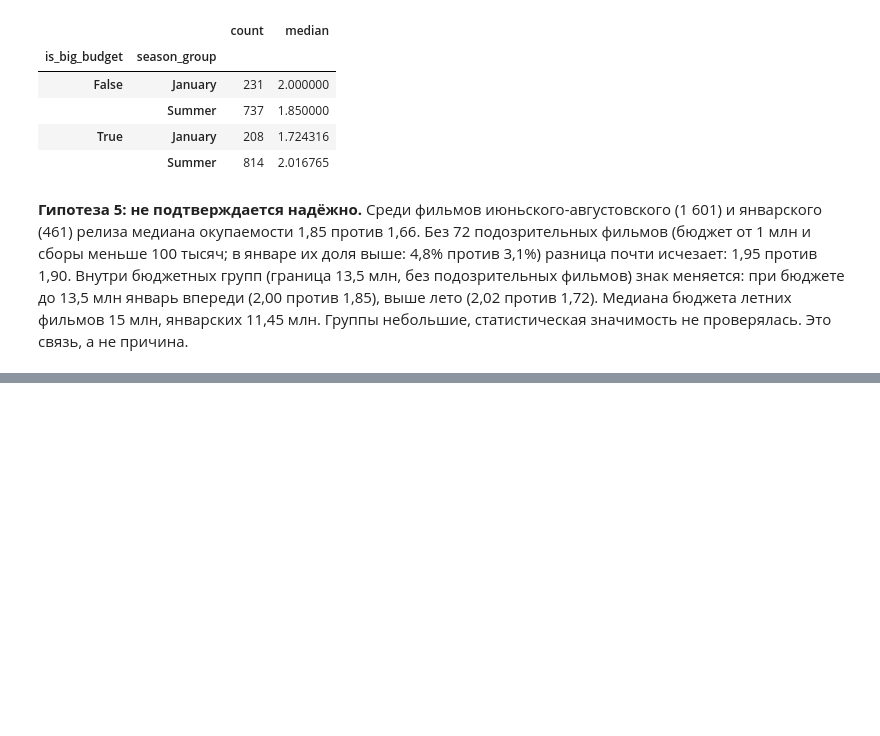
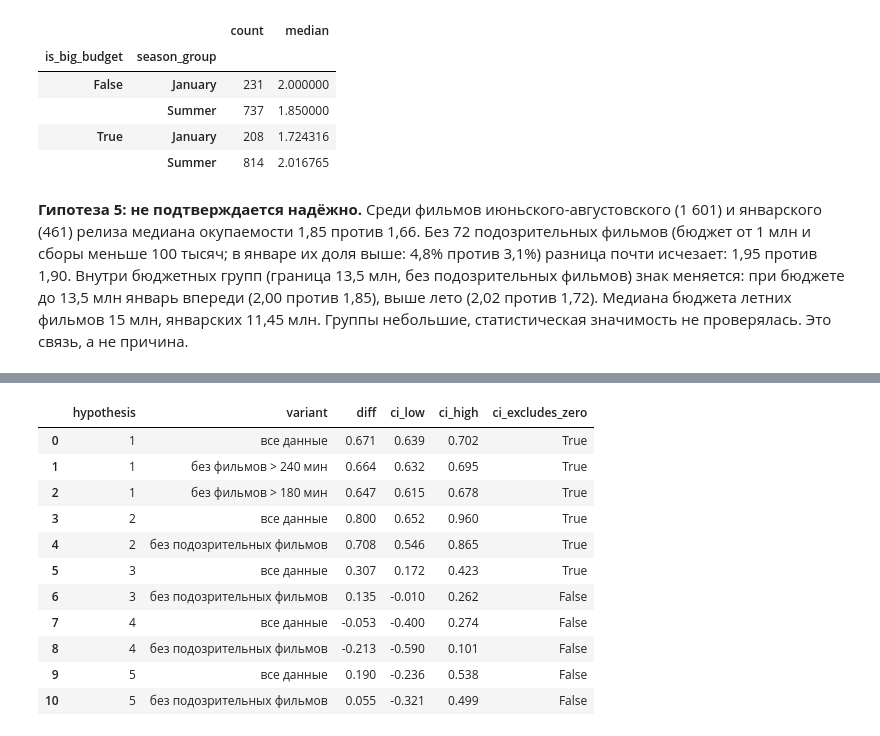
Before and after one commit to ilysma/movie-success-analysis, a Jupyter notebook: 02_analysis.ipynb, the cells around one changed output, grey strips where cells are left out. Cells and saved outputs as stored; diff of their text form; code cells hidden in the pictures; blank space fills up the shorter version.

Commit message:
Add bootstrap significance checks

```diff
--- a/02_analysis.ipynb
+++ b/02_analysis.ipynb
@@ -456,0 +522,51 @@ df_season[~mask_js].groupby(["is_big_budget", "season_group"])["roi"].agg(["coun
+# %%
+## Гипотеза 4: Action vs Horror, все данные
+act = df_ah[df_ah["genre_group"] == "Action"]["roi"]
+hor = df_ah[df_ah["genre_group"] == "Horror"]["roi"]
+res_h4_all = bootstrap_diff(act, hor, np.median)
+# %%
+## Гипотеза 4: без подозрительных фильмов (маска mask_ah построена на df_ah)
+act_c = df_ah[~mask_ah & (df_ah["genre_group"] == "Action")]["roi"]
+hor_c = df_ah[~mask_ah & (df_ah["genre_group"] == "Horror")]["roi"]
+res_h4_clean = bootstrap_diff(act_c, hor_c, np.median)
+# %%
+## Гипотеза 5: Summer vs January, все данные
+summer = df_season[df_season["season_group"] == "Summer"]["roi"]
+jan = df_season[df_season["season_group"] == "January"]["roi"]
+res_h5_all = bootstrap_diff(summer, jan, np.median)
+# %%
+## Гипотеза 5: без подозрительных фильмов
+summer_c = df_season[~mask_js & (df_season["season_group"] == "Summer")]["roi"]
+jan_c = df_season[~mask_js & (df_season["season_group"] == "January")]["roi"]
+res_h5_clean = bootstrap_diff(summer_c, jan_c, np.median)
+# %%
+## Сводная таблица бутстрап-интервалов
+rows = [
+    ("1", "все данные", *res_h1_all),
+    ("1", "без фильмов > 240 мин", *res_h1_240),
+    ("1", "без фильмов > 180 мин", *res_h1_180),
+    ("2", "все данные", *res_h2_cert),
+    ("2", "без подозрительных фильмов", *res_h2_clean),
+    ("3", "все данные", *res_h3_all),
+    ("3", "без подозрительных фильмов", *res_h3_clean),
+    ("4", "все данные", *res_h4_all),
+    ("4", "без подозрительных фильмов", *res_h4_clean),
+    ("5", "все данные", *res_h5_all),
+    ("5", "без подозрительных фильмов", *res_h5_clean)
+]
+df_bootstrap = pd.DataFrame(rows, columns=["hypothesis", "variant", "diff", "ci_low", "ci_high"])
+df_bootstrap["ci_excludes_zero"] = (df_bootstrap["ci_low"] > 0) | (df_bootstrap["ci_high"] < 0)
+df_bootstrap.round(3)
+# %% [output]
+|  | hypothesis | variant | diff | ci_low | ci_high | ci_excludes_zero |
+| 0 | 1 | все данные | 0.671 | 0.639 | 0.702 | True |
+| 1 | 1 | без фильмов > 240 мин | 0.664 | 0.632 | 0.695 | True |
+| 2 | 1 | без фильмов > 180 мин | 0.647 | 0.615 | 0.678 | True |
+| 3 | 2 | все данные | 0.800 | 0.652 | 0.960 | True |
+| 4 | 2 | без подозрительных фильмов | 0.708 | 0.546 | 0.865 | True |
+| 5 | 3 | все данные | 0.307 | 0.172 | 0.423 | True |
+| 6 | 3 | без подозрительных фильмов | 0.135 | -0.010 | 0.262 | False |
+| 7 | 4 | все данные | -0.053 | -0.400 | 0.274 | False |
+| 8 | 4 | без подозрительных фильмов | -0.213 | -0.590 | 0.101 | False |
+| 9 | 5 | все данные | 0.190 | -0.236 | 0.538 | False |
+| 10 | 5 | без подозрительных фильмов | 0.055 | -0.321 | 0.499 | False |
```
Also changed, not shown: parts of 17 cells of this notebook.
